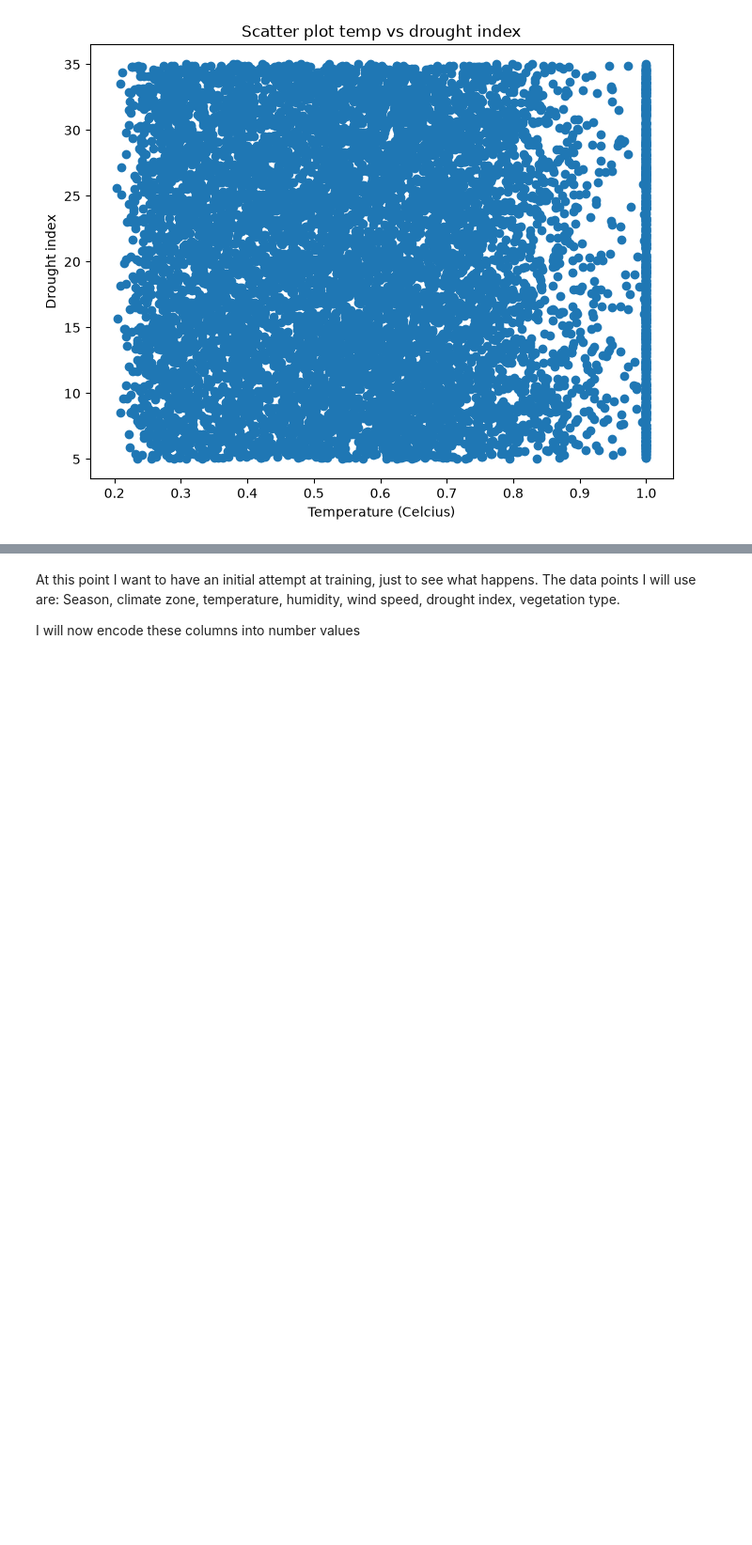
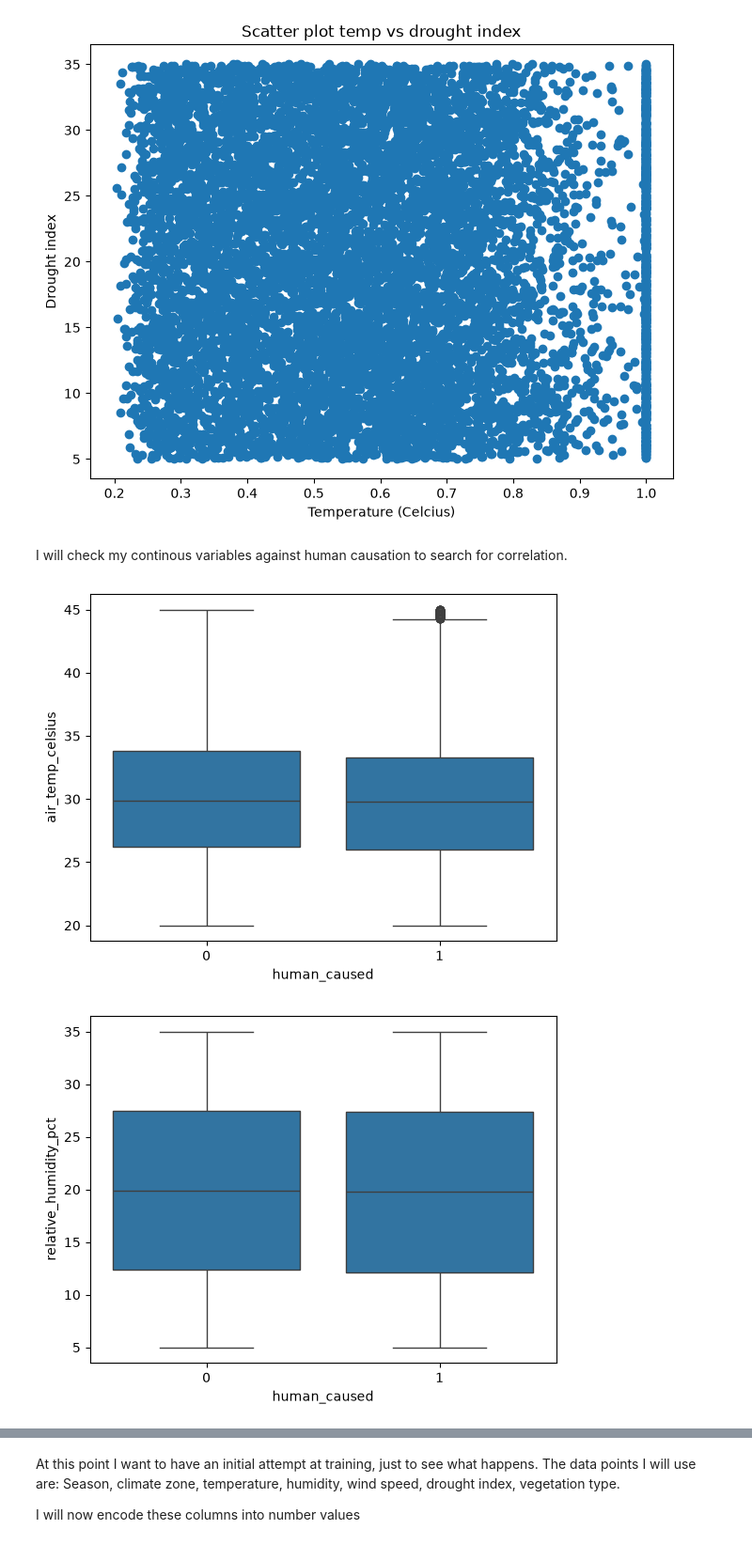
Before and after one commit to EdKinge/Wildfire-ML-Project, a Jupyter notebook: wildfire.ipynb, the cells around one changed output, grey strips where cells are left out. Shown at 94% size. Cells and saved outputs as stored; diff of their text form; code cells hidden in the pictures; blank space fills up the shorter version.

```diff
--- a/wildfire.ipynb
+++ b/wildfire.ipynb
@@ -247,3 +228,17 @@ LinearRegression()
 null_count = df.isnull().sum()
 
 # print(null_count)
+# %% [markdown]
+I will check my continous variables against human causation to search for correlation.
+# %%
+sns.boxplot(x=df["human_caused"], y=df["air_temp_celsius"])
+plt.show()
+
+sns.boxplot(x=df["human_caused"], y=df["relative_humidity_pct"])
+plt.show()
+
+sns.boxplot(x=df["human_caused"], y=df["drought_index"])
+plt.show()
+# %% [output]
+[figure, added]
+[figure, added]
```
Also changed, not shown: parts of 7 cells of this notebook.
